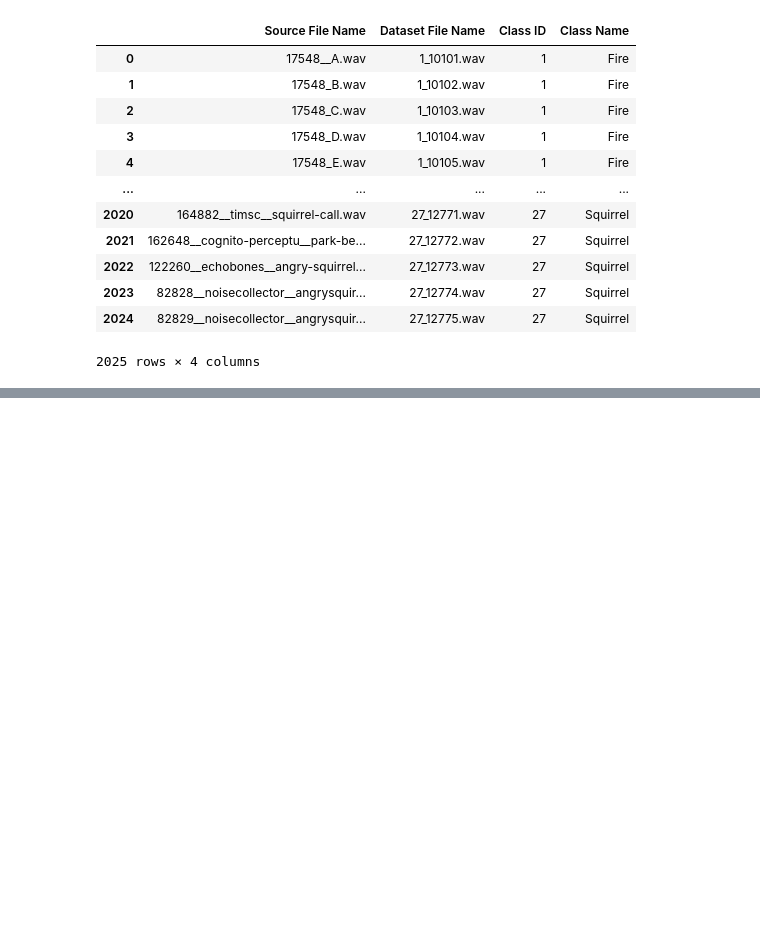
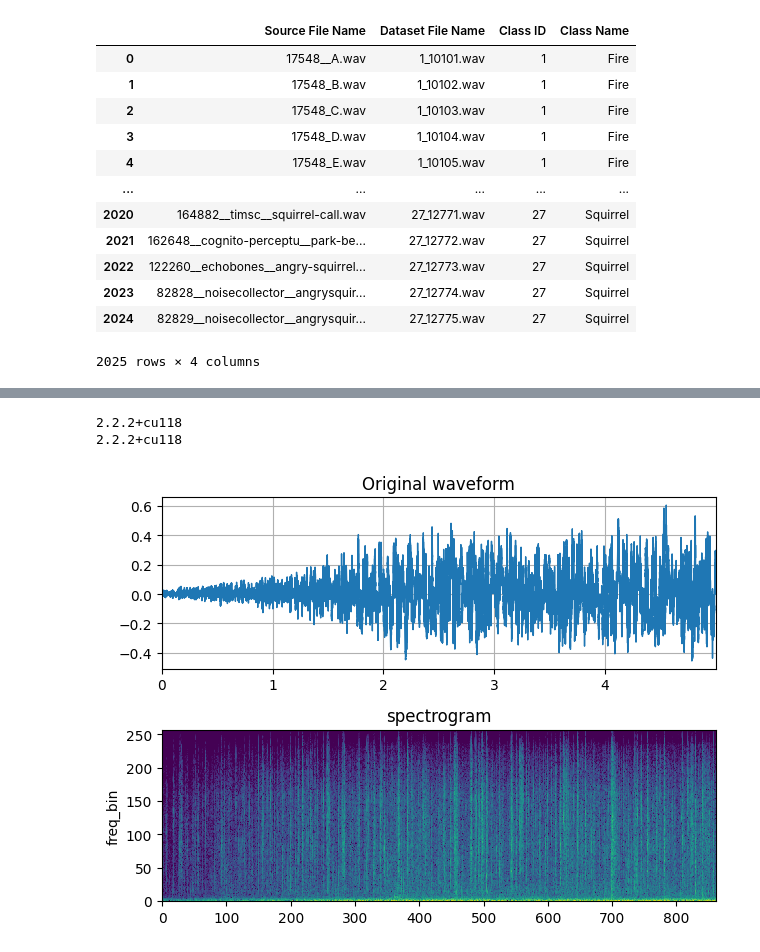
Before and after one commit to Niki9795/Philly-Codefest, a Jupyter notebook: models/draft.ipynb, the cells around one changed output, grey strips where cells are left out. Saved outputs shown, nothing was run; the diff lists cells and outputs as text; code cells hidden in the pictures; blank space fills up the shorter version.

```diff
--- a/models/draft.ipynb
+++ b/models/draft.ipynb
@@ -23,0 +153,62 @@ df_esc50
+# %%
+import torch
+import torchaudio
+import torchaudio.functional as F
+import torchaudio.transforms as T
+
+print(torch.__version__)
+print(torchaudio.__version__)
+
+from IPython.display import Audio
+from matplotlib.patches import Rectangle
+from torchaudio.utils import download_asset
+torch.random.manual_seed(42)
+
+def plot_waveform(waveform, sr, title="Waveform", ax=None):
+    waveform = waveform.numpy()
+
+    num_channels, num_frames = waveform.shape
+    time_axis = torch.arange(0, num_frames) / sr
+
+    if ax is None:
+        _, ax = plt.subplots(num_channels, 1)
+    ax.plot(time_axis, waveform[0], linewidth=1)
+    ax.grid(True)
+    ax.set_xlim([0, time_axis[-1]])
+    ax.set_title(title)
+
+
+def plot_spectrogram(specgram, title=None, ylabel="freq_bin", ax=None):
+    if ax is None:
+        _, ax = plt.subplots(1, 1)
+    if title is not None:
+        ax.set_title(title)
+    ax.set_ylabel(ylabel)
+    ax.imshow(librosa.power_to_db(specgram), origin="lower", aspect="auto", interpolation="nearest")
+
+
+def plot_fbank(fbank, title=None):
+    fig, axs = plt.subplots(1, 1)
+    axs.set_title(title or "Filter bank")
+    axs.imshow(fbank, aspect="auto")
+    axs.set_ylabel("frequency bin")
+    axs.set_xlabel("mel bin")
+
+# Load audio
+SPEECH_WAVEFORM, SAMPLE_RATE = torchaudio.load(test_file)
+
+# Define transform
+spectrogram = T.Spectrogram(n_fft=512)
+
+# Perform transform
+spec = spectrogram(SPEECH_WAVEFORM)
+# %% [output]
+2.2.2+cu118
+2.2.2+cu118
+# %%
+fig, axs = plt.subplots(2, 1)
+plot_waveform(SPEECH_WAVEFORM, SAMPLE_RATE, title="Original waveform", ax=axs[0])
+plot_spectrogram(spec[0], title="spectrogram", ax=axs[1])
+fig.tight_layout()
+# %% [output]
+[figure, added]
```
Also changed, not shown: parts of 27 cells of this notebook, 4 other files.
